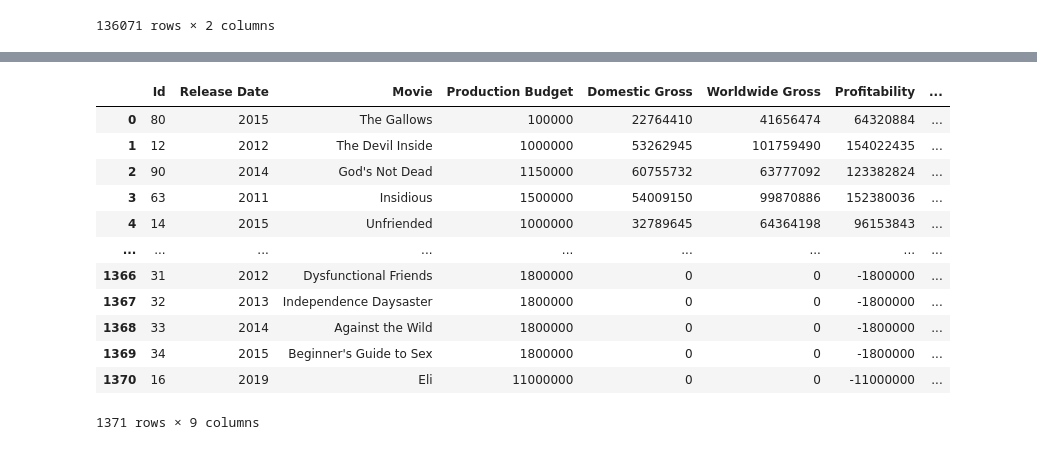
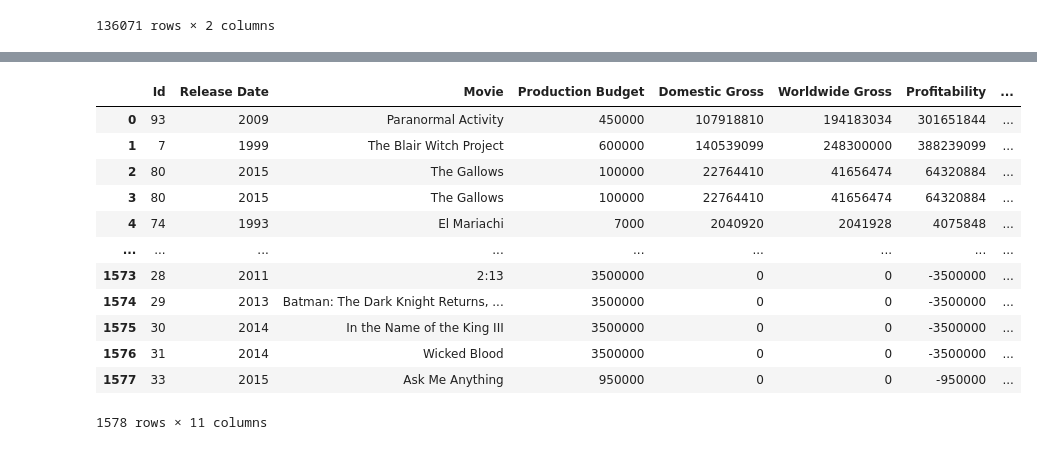
Before and after one commit to nickthetj/Cheap-Thrills-Good-Money, a Jupyter notebook: notebooks/EDA TN.MovieBudget - Nick.ipynb, the cells around one changed output, grey strips where cells are left out. Cells and saved outputs as stored; diff of their text form; code cells hidden in the pictures.

```diff
--- a/notebooks/EDA TN.MovieBudget - Nick.ipynb
+++ b/notebooks/EDA TN.MovieBudget - Nick.ipynb
@@ -79,10 +58,13 @@ MovieBudget.head()
 # %%
 # filtered movies df by date and budget
 
-MovieBudgetFiltered = MovieBudget[(MovieBudget['Production Budget'] < 40000000) & (MovieBudget['Production Budget'] > 0)]
-# MovieBudgetFiltered = MovieBudget.copy()
+Movies_After_Date = 1990
+Budget_Max = 5000000
+Budget_Min = 0
+
+MovieBudgetFiltered = MovieBudget[(MovieBudget['Production Budget'] < Budget_Max) & (MovieBudget['Production Budget'] > Budget_Min)]
 MovieBudgetFiltered.sort_values('Revenue Budget Ratio', ascending=False, inplace=True)
 MovieBudgetFiltered.reset_index(drop=True, inplace=True)
 MovieBudgetFiltered[:50]
 MovieBudgetFiltered['Release Date'] = MovieBudgetFiltered['Release Date'].str[-4:].astype(int)
-MovieBudgetFiltered= MovieBudgetFiltered[(MovieBudgetFiltered['Release Date']>2010)].reset_index(drop=True)
+MovieBudgetFiltered= MovieBudgetFiltered[(MovieBudgetFiltered['Release Date']>Movies_After_Date)].reset_index(drop=True)
@@ -142,3 +124,26 @@ movie_genres_df
 | 146142 | 6 Gunn | None |
 | 146143 | Chico Albuquerque - Revelações | [Documentary] |
 136071 rows × 2 columns
+# %%
+# Connecting to Persons Schema and Joining with Known For and Movie Basics Schemas
+
+persons_query = """
+    SELECT *
+    FROM persons
+    JOIN directors
+        USING(person_id)
+    JOIN movie_basics
+        USING(movie_id)
+"""
+
+joined_df = pd.read_sql(persons_query, conn)
+
+clean_column_headers(joined_df)
+joined_df = pd.DataFrame(data=joined_df, columns=['Primary Name', 'Primary Title', 'Primary Profession'])
+# joined_df['Primary Profession'] = clean_comma_series(joined_df['Primary Profession'])
+# joined_df.columns = joined_df.columns.str.replace('Primary Profession', 'Profession')
+joined_df.columns = joined_df.columns.str.replace('Primary Title', 'Movie')
+joined_df.columns = joined_df.columns.str.replace('Primary Name', 'Name')
+joined_df = joined_df.drop_duplicates()
+
+joined_df
@@ -145,22 +164,24 @@ movie_genres_df
 # %%
 # merged data sets
 
 Merged_df = MovieBudgetFiltered.merge(movie_genres_df, on = 'Movie', how='left')
+Merged_df = Merged_df.merge(joined_df, on = 'Movie', how='left')
+
 Merged_df
 # %% [output]
 |  | Id | Release Date | Movie | Production Budget | Domestic Gross | Worldwide Gross | Profitability | ... |
-| 0 | 80 | 2015 | The Gallows | 100000 | 22764410 | 41656474 | 64320884 | ... |
-| 1 | 12 | 2012 | The Devil Inside | 1000000 | 53262945 | 101759490 | 154022435 | ... |
-| 2 | 90 | 2014 | God's Not Dead | 1150000 | 60755732 | 63777092 | 123382824 | ... |
-| 3 | 63 | 2011 | Insidious | 1500000 | 54009150 | 99870886 | 152380036 | ... |
-| 4 | 14 | 2015 | Unfriended | 1000000 | 32789645 | 64364198 | 96153843 | ... |
+| 0 | 93 | 2009 | Paranormal Activity | 450000 | 107918810 | 194183034 | 301651844 | ... |
+| 1 | 7 | 1999 | The Blair Witch Project | 600000 | 140539099 | 248300000 | 388239099 | ... |
+| 2 | 80 | 2015 | The Gallows | 100000 | 22764410 | 41656474 | 64320884 | ... |
+| 3 | 80 | 2015 | The Gallows | 100000 | 22764410 | 41656474 | 64320884 | ... |
+| 4 | 74 | 1993 | El Mariachi | 7000 | 2040920 | 2041928 | 4075848 | ... |
 | ... | ... | ... | ... | ... | ... | ... | ... | ... |
-| 1366 | 31 | 2012 | Dysfunctional Friends | 1800000 | 0 | 0 | -1800000 | ... |
-| 1367 | 32 | 2013 | Independence Daysaster | 1800000 | 0 | 0 | -1800000 | ... |
-| 1368 | 33 | 2014 | Against the Wild | 1800000 | 0 | 0 | -1800000 | ... |
-| 1369 | 34 | 2015 | Beginner's Guide to Sex | 1800000 | 0 | 0 | -1800000 | ... |
-| 1370 | 16 | 2019 | Eli | 11000000 | 0 | 0 | -11000000 | ... |
+| 1573 | 28 | 2011 | 2:13 | 3500000 | 0 | 0 | -3500000 | ... |
+| 1574 | 29 | 2013 | Batman: The Dark Knight Returns, ... | 3500000 | 0 | 0 | -3500000 | ... |
+| 1575 | 30 | 2014 | In the Name of the King III | 3500000 | 0 | 0 | -3500000 | ... |
+| 1576 | 31 | 2014 | Wicked Blood | 3500000 | 0 | 0 | -3500000 | ... |
+| 1577 | 33 | 2015 | Ask Me Anything | 950000 | 0 | 0 | -950000 | ... |
-1371 rows × 9 columns
+1578 rows × 11 columns
 # %%
 # Explode Datasets
 
```
Also changed, not shown: parts of 15 cells of this notebook, 1 other file.
